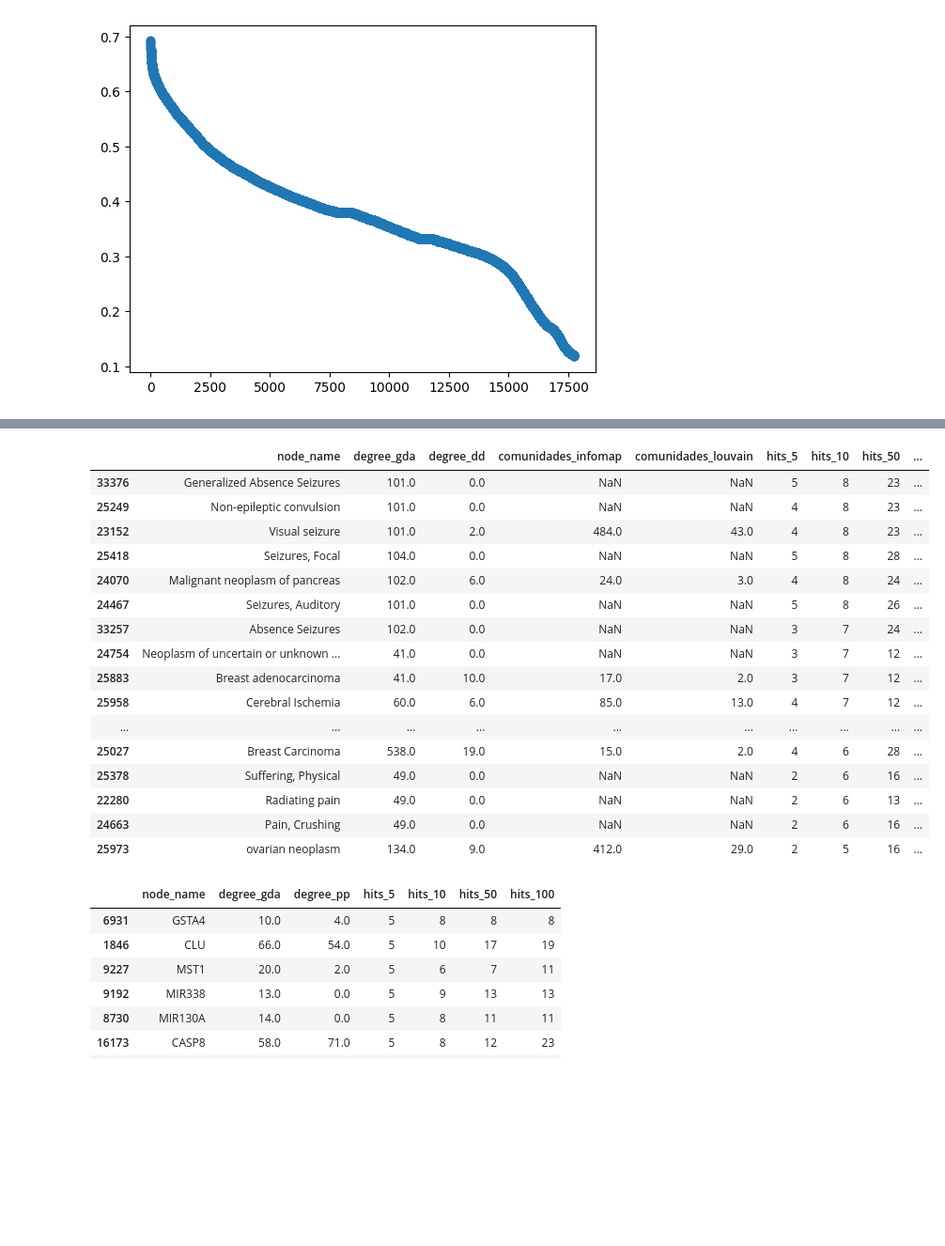
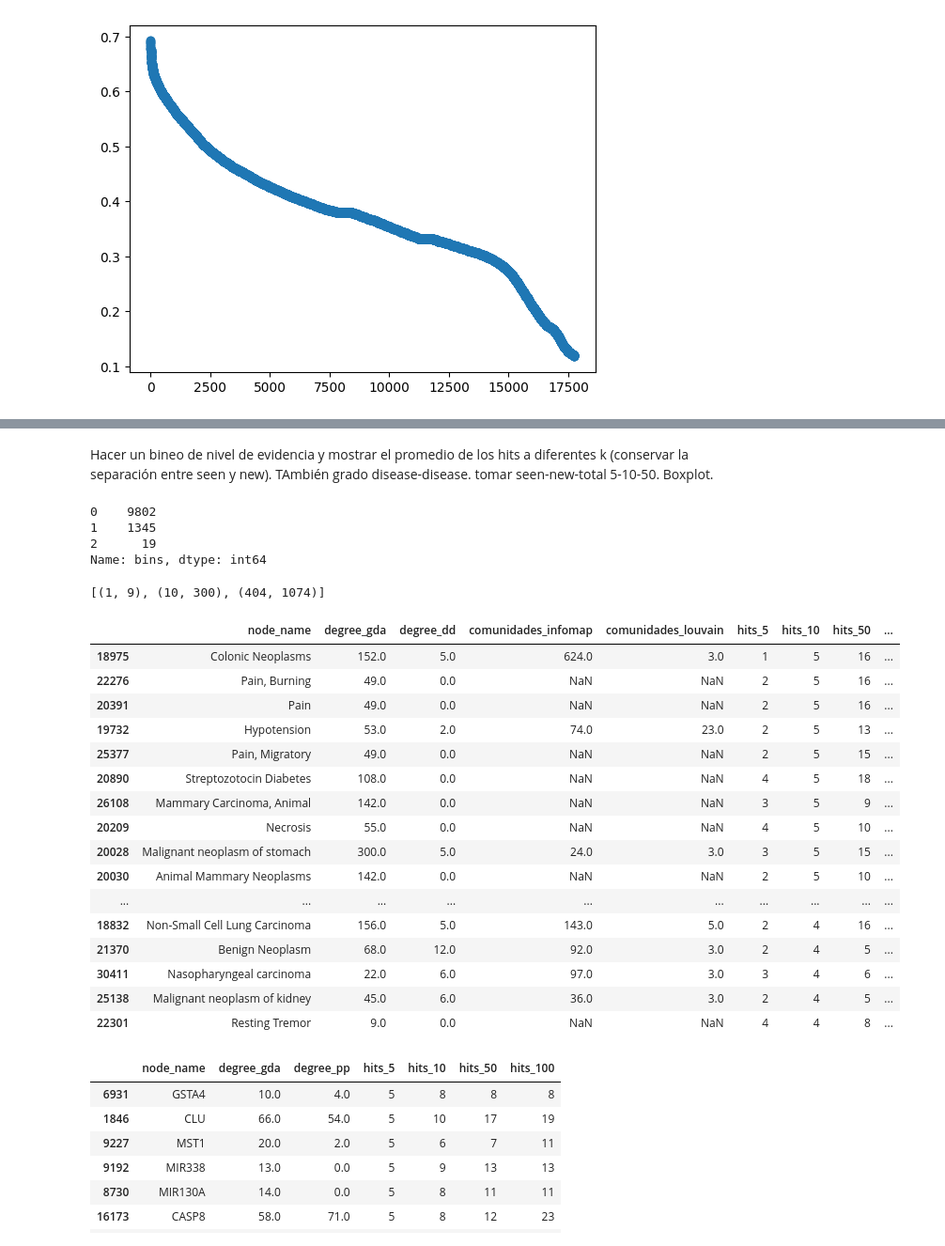
Before and after one commit to ingridheuer/gcnn_gdas, a Jupyter notebook: exploration/notebooks/pipeline_exploration/explore_predictions.ipynb, the cells around one changed output, grey strips where cells are left out. Shown at 94% size. Saved outputs shown, nothing was run; the diff lists cells and outputs as text; code cells hidden in the pictures; blank space fills up the shorter version.

```diff
--- a/exploration/notebooks/pipeline_exploration/explore_predictions.ipynb
+++ b/exploration/notebooks/pipeline_exploration/explore_predictions.ipynb
@@ -333,0 +364,4 @@ total_disease_evals.sort_values(by="10_new",ascending=False)
+# %% [markdown]
+Hacer un bineo de nivel de evidencia y mostrar el promedio de los hits a diferentes k (conservar la separación entre seen y new). TAmbién grado disease-disease.
+tomar seen-new-total 5-10-50.
+Boxplot.
@@ -333,0 +386,11 @@ total_disease_evals.sort_values(by="10_new",ascending=False)
+# %%
+aver.bins.value_counts()
+# %% [output]
+0    9802
+1    1345
+2      19
+Name: bins, dtype: int64
+# %%
+ranges
+# %% [output]
+[(1, 9), (10, 300), (404, 1074)]
@@ -334,23 +404,23 @@ total_disease_evals.sort_values(by="10_new",ascending=False)
 # %%
-summary_disease_evals.sort_values(by="hits_10",ascending=False)[20:40]
+summary_disease_evals.sort_values(by="hits_10",ascending=False)[50:70]
 # %% [output]
 |  | node_name | degree_gda | degree_dd | comunidades_infomap | comunidades_louvain | hits_5 | hits_10 | hits_50 | ... |
-| 33376 | Generalized Absence Seizures | 101.0 | 0.0 | NaN | NaN | 5 | 8 | 23 | ... |
-| 25249 | Non-epileptic convulsion | 101.0 | 0.0 | NaN | NaN | 4 | 8 | 23 | ... |
-| 23152 | Visual seizure | 101.0 | 2.0 | 484.0 | 43.0 | 4 | 8 | 23 | ... |
-| 25418 | Seizures, Focal | 104.0 | 0.0 | NaN | NaN | 5 | 8 | 28 | ... |
-| 24070 | Malignant neoplasm of pancreas | 102.0 | 6.0 | 24.0 | 3.0 | 4 | 8 | 24 | ... |
-| 24467 | Seizures, Auditory | 101.0 | 0.0 | NaN | NaN | 5 | 8 | 26 | ... |
-| 33257 | Absence Seizures | 102.0 | 0.0 | NaN | NaN | 3 | 7 | 24 | ... |
-| 24754 | Neoplasm of uncertain or unknown ... | 41.0 | 0.0 | NaN | NaN | 3 | 7 | 12 | ... |
-| 25883 | Breast adenocarcinoma | 41.0 | 10.0 | 17.0 | 2.0 | 3 | 7 | 12 | ... |
-| 25958 | Cerebral Ischemia | 60.0 | 6.0 | 85.0 | 13.0 | 4 | 7 | 12 | ... |
+| 18975 | Colonic Neoplasms | 152.0 | 5.0 | 624.0 | 3.0 | 1 | 5 | 16 | ... |
+| 22276 | Pain, Burning | 49.0 | 0.0 | NaN | NaN | 2 | 5 | 16 | ... |
+| 20391 | Pain | 49.0 | 0.0 | NaN | NaN | 2 | 5 | 16 | ... |
+| 19732 | Hypotension | 53.0 | 2.0 | 74.0 | 23.0 | 2 | 5 | 13 | ... |
+| 25377 | Pain, Migratory | 49.0 | 0.0 | NaN | NaN | 2 | 5 | 15 | ... |
+| 20890 | Streptozotocin Diabetes | 108.0 | 0.0 | NaN | NaN | 4 | 5 | 18 | ... |
+| 26108 | Mammary Carcinoma, Animal | 142.0 | 0.0 | NaN | NaN | 3 | 5 | 9 | ... |
+| 20209 | Necrosis | 55.0 | 0.0 | NaN | NaN | 4 | 5 | 10 | ... |
+| 20028 | Malignant neoplasm of stomach | 300.0 | 5.0 | 24.0 | 3.0 | 3 | 5 | 15 | ... |
+| 20030 | Animal Mammary Neoplasms | 142.0 | 0.0 | NaN | NaN | 2 | 5 | 10 | ... |
 | ... | ... | ... | ... | ... | ... | ... | ... | ... | ... |
-| 25027 | Breast Carcinoma | 538.0 | 19.0 | 15.0 | 2.0 | 4 | 6 | 28 | ... |
-| 25378 | Suffering, Physical | 49.0 | 0.0 | NaN | NaN | 2 | 6 | 16 | ... |
-| 22280 | Radiating pain | 49.0 | 0.0 | NaN | NaN | 2 | 6 | 13 | ... |
-| 24663 | Pain, Crushing | 49.0 | 0.0 | NaN | NaN | 2 | 6 | 16 | ... |
-| 25973 | ovarian neoplasm | 134.0 | 9.0 | 412.0 | 29.0 | 2 | 5 | 16 | ... |
+| 18832 | Non-Small Cell Lung Carcinoma | 156.0 | 5.0 | 143.0 | 5.0 | 2 | 4 | 16 | ... |
+| 21370 | Benign Neoplasm | 68.0 | 12.0 | 92.0 | 3.0 | 2 | 4 | 5 | ... |
+| 30411 | Nasopharyngeal carcinoma | 22.0 | 6.0 | 97.0 | 3.0 | 3 | 4 | 6 | ... |
+| 25138 | Malignant neoplasm of kidney | 45.0 | 6.0 | 36.0 | 3.0 | 2 | 4 | 5 | ... |
+| 22301 | Resting Tremor | 9.0 | 0.0 | NaN | NaN | 4 | 4 | 8 | ... |
 # %%
 summary_gene_evals.sort_values(by="hits_5",ascending=False)[:20]
 # %% [output]
```
Also changed, not shown: parts of 14 cells of this notebook, 7 other files.
